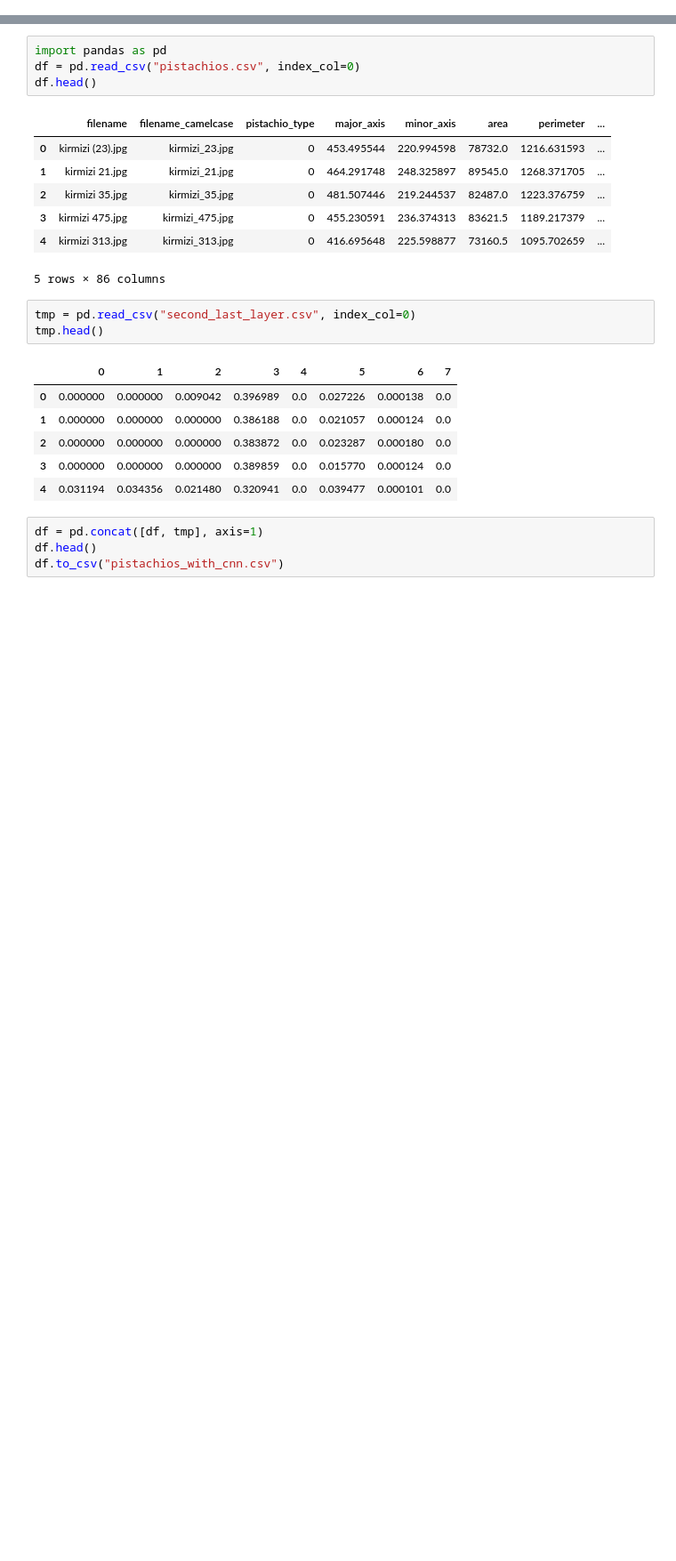
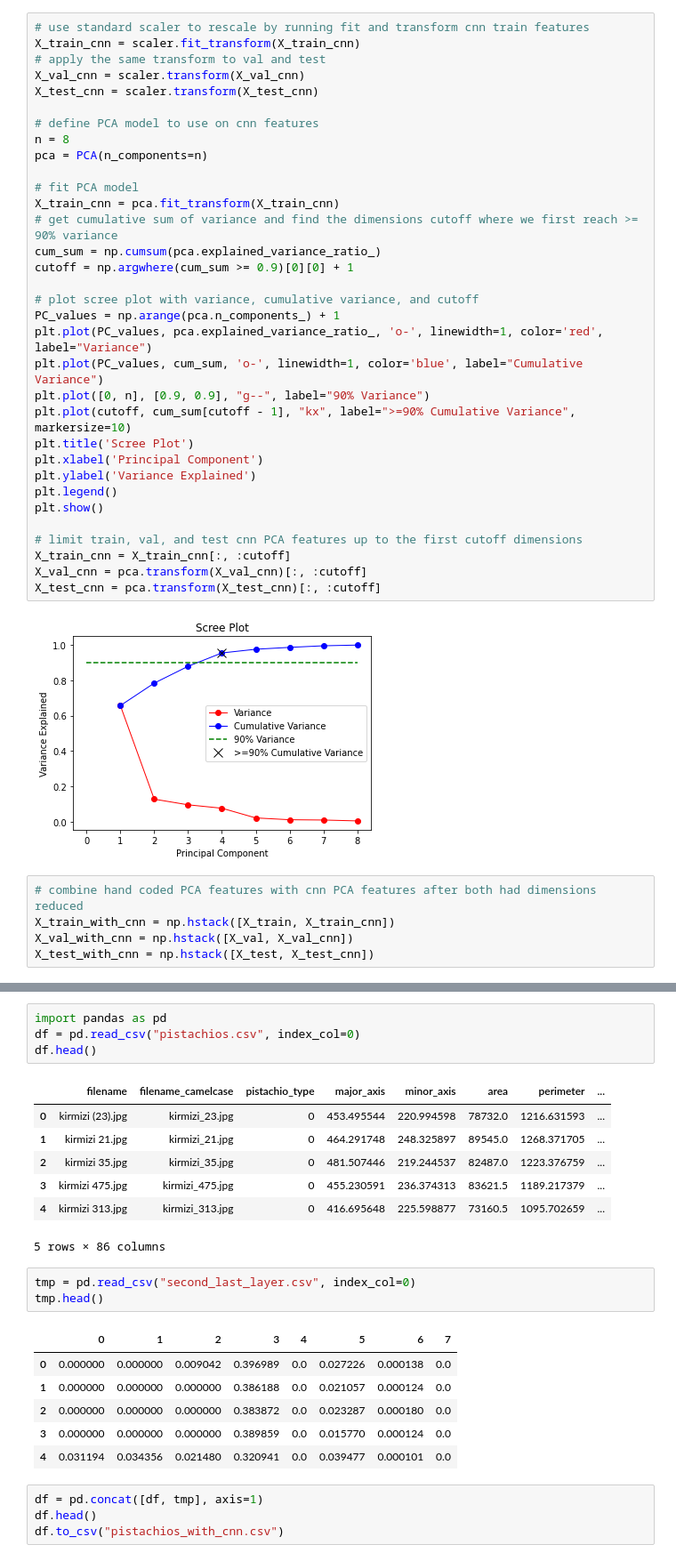
Before and after one commit to bkbormes1/ML_image_feature_processing, a Jupyter notebook: albert_results.ipynb, the cells around one changed output, grey strips where cells are left out. Shown at 89% size. Drawn from its saved outputs; the diff is of its cells as text; blank space fills up the shorter version.

```diff
--- a/albert_results.ipynb
+++ b/albert_results.ipynb
@@ -0,0 +146,40 @@
+# %%
+# use standard scaler to rescale by running fit and transform cnn train features
+X_train_cnn = scaler.fit_transform(X_train_cnn)
+# apply the same transform to val and test
+X_val_cnn = scaler.transform(X_val_cnn)
+X_test_cnn = scaler.transform(X_test_cnn)
+
+# define PCA model to use on cnn features
+n = 8
+pca = PCA(n_components=n)
+
+# fit PCA model
+X_train_cnn = pca.fit_transform(X_train_cnn)
+# get cumulative sum of variance and find the dimensions cutoff where we first reach >= 90% variance
+cum_sum = np.cumsum(pca.explained_variance_ratio_)
+cutoff = np.argwhere(cum_sum >= 0.9)[0][0] + 1
+
+# plot scree plot with variance, cumulative variance, and cutoff
+PC_values = np.arange(pca.n_components_) + 1
+plt.plot(PC_values, pca.explained_variance_ratio_, 'o-', linewidth=1, color='red', label="Variance")
+plt.plot(PC_values, cum_sum, 'o-', linewidth=1, color='blue', label="Cumulative Variance")
+plt.plot([0, n], [0.9, 0.9], "g--", label="90% Variance")
+plt.plot(cutoff, cum_sum[cutoff - 1], "kx", label=">=90% Cumulative Variance", markersize=10)
+plt.title('Scree Plot')
+plt.xlabel('Principal Component')
+plt.ylabel('Variance Explained')
+plt.legend()
+plt.show()
+
+# limit train, val, and test cnn PCA features up to the first cutoff dimensions
+X_train_cnn = X_train_cnn[:, :cutoff]
+X_val_cnn = pca.transform(X_val_cnn)[:, :cutoff]
+X_test_cnn = pca.transform(X_test_cnn)[:, :cutoff]
+# %% [output]
+[figure, added]
+# %%
+# combine hand coded PCA features with cnn PCA features after both had dimensions reduced
+X_train_with_cnn = np.hstack([X_train, X_train_cnn])
+X_val_with_cnn = np.hstack([X_val, X_val_cnn])
+X_test_with_cnn = np.hstack([X_test, X_test_cnn])
```
Also changed, not shown: parts of 17 cells of this notebook, 6 other files.
